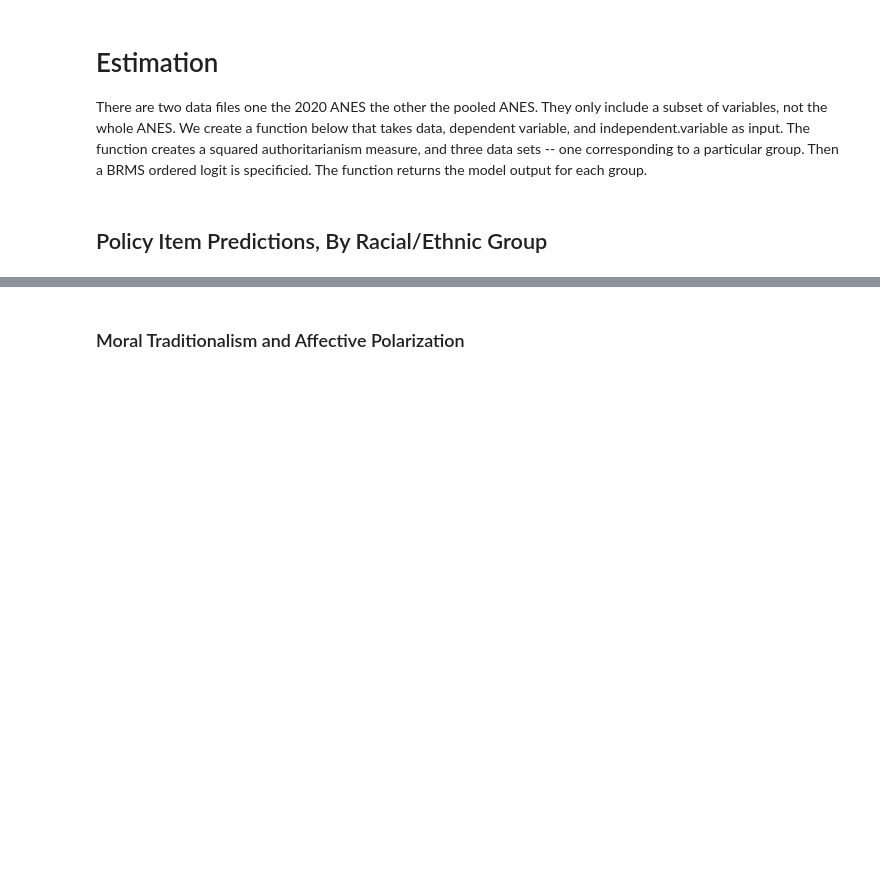
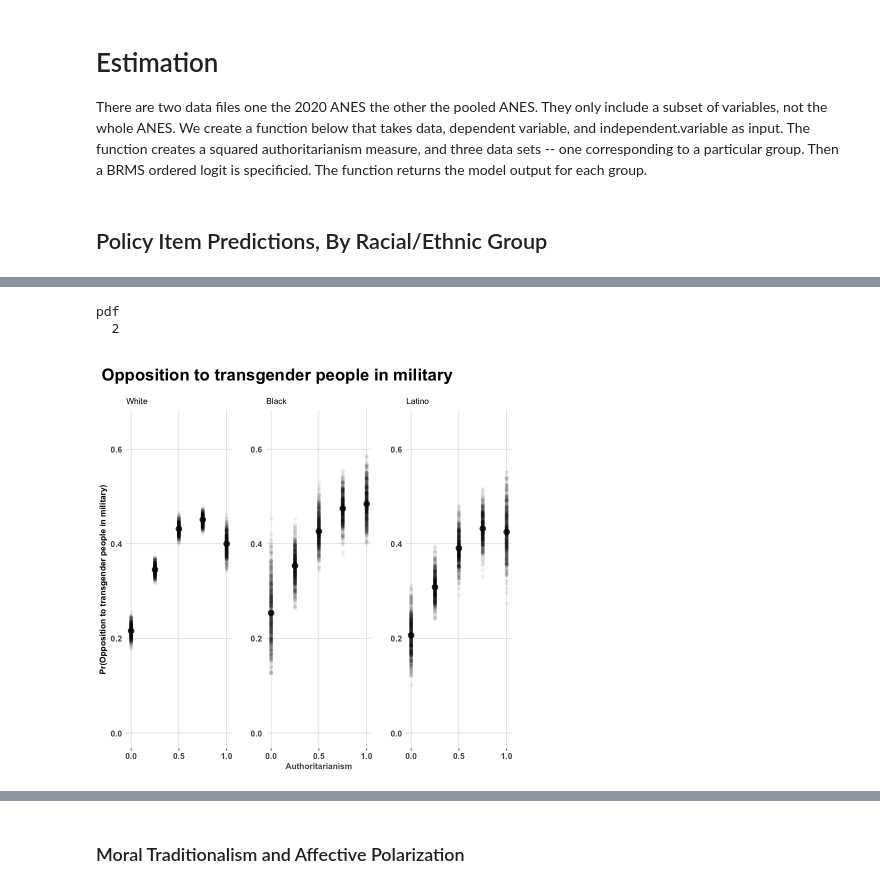
Before and after one commit to crweber9874/authoritarianism_uspolitics, a Jupyter notebook: Chapter Analysis/Chapter 3 Analysis/models_and_post_process.ipynb, the cells around one changed output, grey strips where cells are left out. Drawn from its saved outputs; the diff is of its cells as text; code cells hidden in the pictures; blank space fills up the shorter version.

```diff
--- a/Chapter Analysis/Chapter 3 Analysis/models_and_post_process.ipynb
+++ b/Chapter Analysis/Chapter 3 Analysis/models_and_post_process.ipynb
@@ -32 +49,12 @@ predPlot(data = ANES_2020, dependent.variable = "trans.military", plot.title = "
+# %%
+# write plot
+trans.military.plot
+# Save the plot as a PNG file
+png("/Users/Chris/Dropbox/github_repos/Authoritarianism_book/authoritarianism_uspolitics/images/f3_1.png", width = 6, height = 6, units = "in", res = 400)
+print(trans.military.plot)
+dev.off()
+# %% [output]
+pdf
+  2
+[figure, added]
 # %%
```
Also changed, not shown: parts of 19 cells of this notebook, 8 other files.
